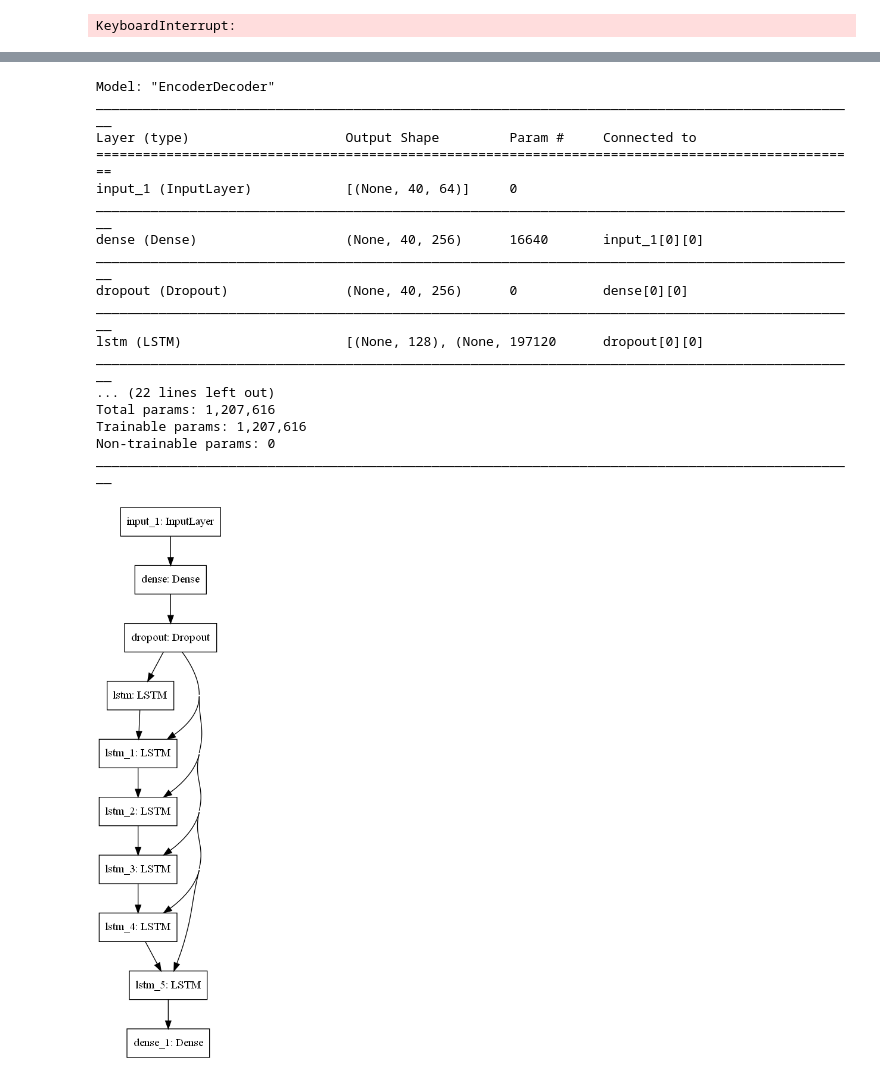
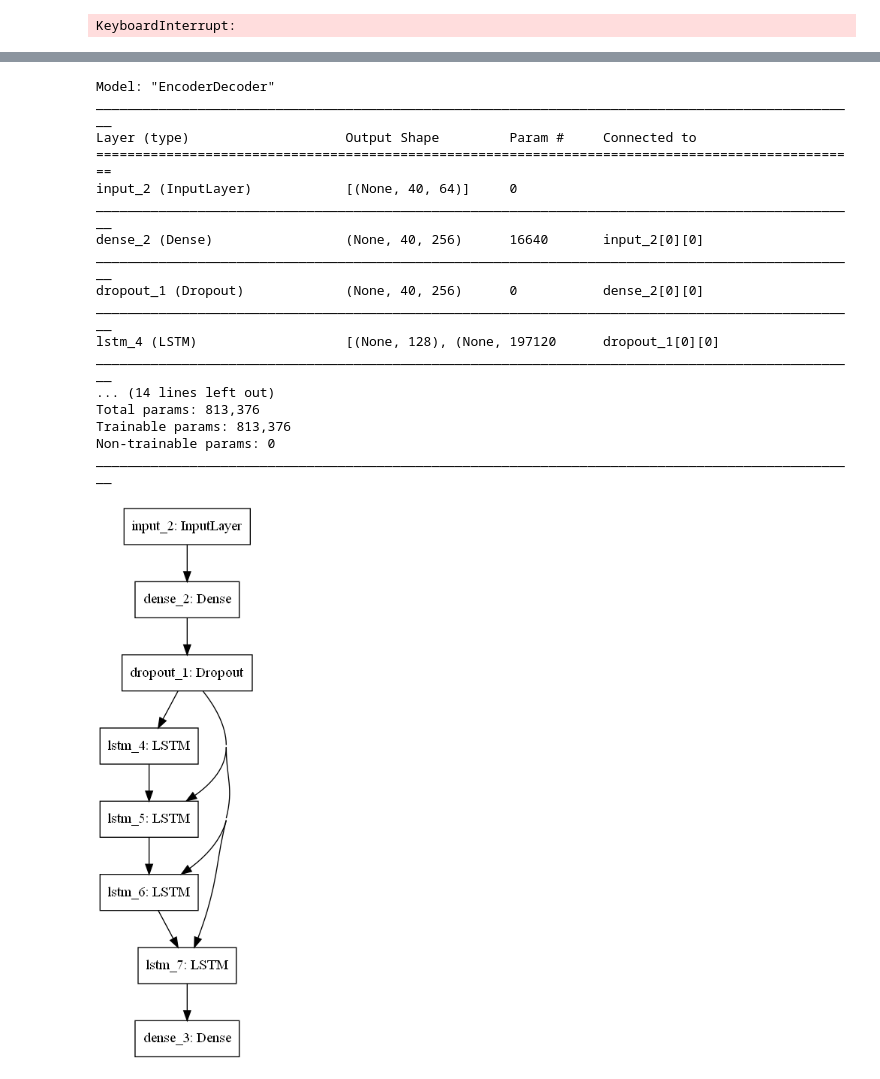
Before and after one commit to ellensanden/MLAnomalyDetection, a Jupyter notebook: test_stuff/LSTM_model.ipynb, the cells around one changed output, grey strips where cells are left out. Drawn from its saved outputs; the diff is of its cells as text; code cells hidden in the pictures.

Commit message:
tried to do loop again. not working... :angry:

```diff
--- a/test_stuff/LSTM_model.ipynb
+++ b/test_stuff/LSTM_model.ipynb
@@ -219,8 +210,7 @@ n_features = X_train.shape[2]
 
 
 lstm_initializer = tf.keras.initializers.RandomUniform(minval=-0.5, maxval=0.5)
-
-
+# do loop?
 # define Encoder
 EncoderInputs = Input(shape=(time_steps,n_features))
 dense1 =Dense(256, activation='tanh')(EncoderInputs)
@@ -230,45 +220,40 @@ encoderLSTM1 = LSTM(128,kernel_initializer =lstm_initializer, recurrent_initiali
 lstm1, state_h, state_c = encoderLSTM1(dropout)
 
 encoderLSTM2 = LSTM(128,kernel_initializer =lstm_initializer, recurrent_initializer=lstm_initializer, return_state = True)
 lstm2, state_h, state_c =encoderLSTM2(dropout,initial_state=[state_h,state_c])
 
-encoderLSTM3 = LSTM(128,kernel_initializer =lstm_initializer, recurrent_initializer=lstm_initializer, return_state = True)
-lstm5, state_h, state_c =encoderLSTM3(dropout,initial_state=[state_h,state_c])
-
 # define Decoder
 decoderLSTM1 = LSTM(128,return_state=True,kernel_initializer =lstm_initializer, recurrent_initializer=lstm_initializer)
 lstm3, state_h, state_c =  decoderLSTM1(dropout,initial_state=[state_h, state_c])
 
 decoderLSTM2 =  LSTM(128,return_sequences=True,return_state=True,kernel_initializer =lstm_initializer, recurrent_initializer=lstm_initializer)
 lstm4, state_h, state_c = decoderLSTM2(dropout,initial_state=[state_h,state_c])
 
-decoderLSTM3 =  LSTM(128,return_sequences=True,kernel_initializer =lstm_initializer, recurrent_initializer=lstm_initializer)
-lstm6 = decoderLSTM3(dropout,initial_state=[state_h,state_c])
 
 #dense2 = Dense(256, activation='sigmoid')(lstm4)
-output = Dense(n_features,activation= 'sigmoid')(lstm6)
+output = Dense(n_features,activation= 'sigmoid')(lstm4)
 
 EncoderDecoder = Model(inputs=EncoderInputs, outputs=output,name="EncoderDecoder")
 EncoderDecoder.compile(optimizer='adam', loss='binary_crossentropy')
 EncoderDecoder.summary()
 plot_model(EncoderDecoder, to_file='EncoderDecoder.png')
 # %% [output]
 Model: "EncoderDecoder"
 __________________________________________________________________________________________________
 Layer (type)                    Output Shape         Param #     Connected to
 ==================================================================================================
-input_1 (InputLayer)            [(None, 40, 64)]     0
+input_2 (InputLayer)            [(None, 40, 64)]     0
 __________________________________________________________________________________________________
-dense (Dense)                   (None, 40, 256)      16640       input_1[0][0]
+dense_2 (Dense)                 (None, 40, 256)      16640       input_2[0][0]
 __________________________________________________________________________________________________
-dropout (Dropout)               (None, 40, 256)      0           dense[0][0]
+dropout_1 (Dropout)             (None, 40, 256)      0           dense_2[0][0]
 __________________________________________________________________________________________________
-lstm (LSTM)                     [(None, 128), (None, 197120      dropout[0][0]
+lstm_4 (LSTM)                   [(None, 128), (None, 197120      dropout_1[0][0]
 __________________________________________________________________________________________________
-... (22 lines left out)
-Total params: 1,207,616
-Trainable params: 1,207,616
+... (14 lines left out)
+Total params: 813,376
+Trainable params: 813,376
 Non-trainable params: 0
 __________________________________________________________________________________________________
-[figure, old version]
+[figure, new version]
 # %%
```
Also changed, not shown: parts of 5 cells of this notebook.
